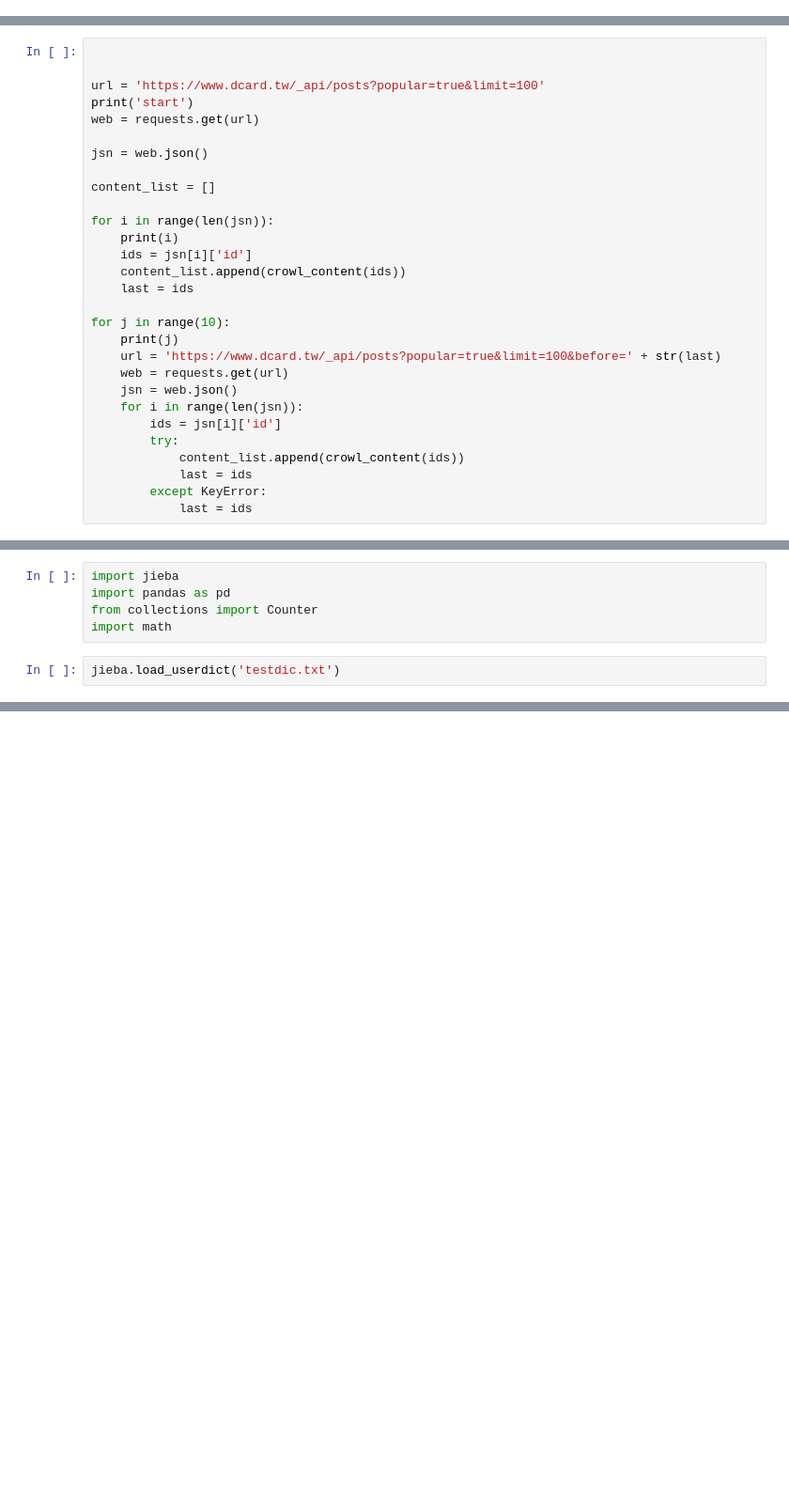
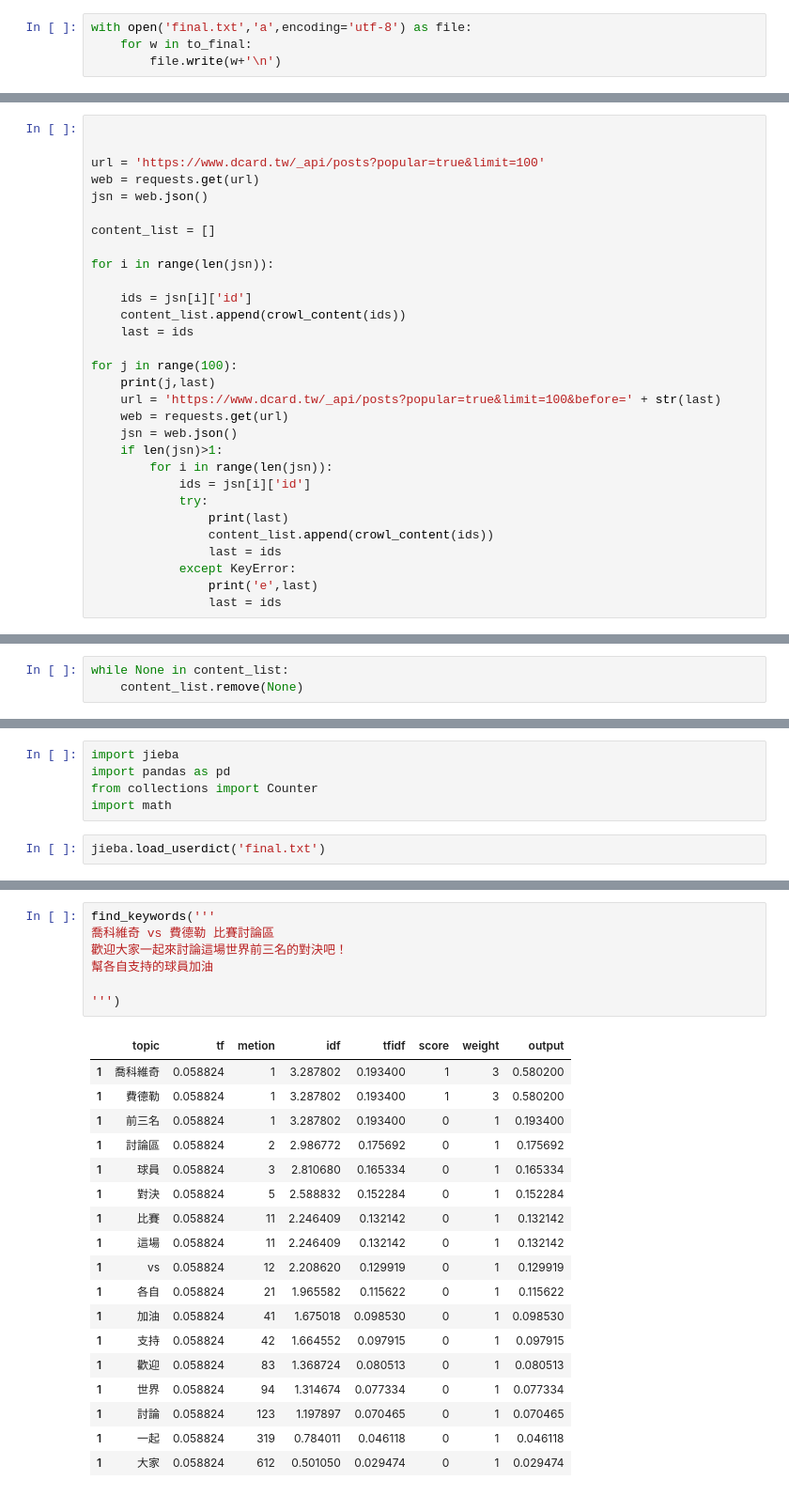
Before and after one commit to moodoa/tfidf, a Jupyter notebook: dcard_content.ipynb, the cells around one changed output, grey strips where cells are left out. Shown at 94% size. Saved outputs shown, nothing was run; the diff lists cells and outputs as text; blank space fills up the shorter version.

Commit message:
<add>final_txt for dict,dcard_content for model,all_dcard_articles for dcard article

```diff
--- a/dcard_content.ipynb
+++ b/dcard_content.ipynb
@@ -10,0 +49,4 @@ def crowl_content(id):
+# %%
+with open('final.txt','a',encoding='utf-8') as file:
+    for w in to_final:
+        file.write(w+'\n')
@@ -12,28 +89,29 @@ def crowl_content(id):
 
 
 url = 'https://www.dcard.tw/_api/posts?popular=true&limit=100'
-print('start')
 web = requests.get(url)
-
 jsn = web.json()
 
 content_list = []
 
 for i in range(len(jsn)):
-    print(i)
+
     ids = jsn[i]['id']
     content_list.append(crowl_content(ids))
     last = ids
 
-for j in range(10):
-    print(j)
+for j in range(100):
+    print(j,last)
     url = 'https://www.dcard.tw/_api/posts?popular=true&limit=100&before=' + str(last)
     web = requests.get(url)
     jsn = web.json()
-    for i in range(len(jsn)):
-        ids = jsn[i]['id']
-        try:
-            content_list.append(crowl_content(ids))
-            last = ids
-        except KeyError:
-            last = ids
+    if len(jsn)>1:
+        for i in range(len(jsn)):
+            ids = jsn[i]['id']
+            try:
+                print(last)
+                content_list.append(crowl_content(ids))
+                last = ids
+            except KeyError:
+                print('e',last)
+                last = ids
@@ -39,0 +145,3 @@ for j in range(10):
+# %%
+while None in content_list:
+    content_list.remove(None)
@@ -47,6 +159,6 @@ import pandas as pd
 from collections import Counter
 import math
 # %%
-jieba.load_userdict('testdic.txt')
+jieba.load_userdict('final.txt')
 # %% [output]
 Building prefix dict from the default dictionary ...
@@ -129,0 +276,26 @@ kw
+# %%
+find_keywords('''
+喬科維奇 vs 費德勒 比賽討論區
+歡迎大家一起來討論這場世界前三名的對決吧！
+幫各自支持的球員加油
+
+''')
+# %% [output]
+|  | topic | tf | metion | idf | tfidf | score | weight | output |
+| 1 | 喬科維奇 | 0.058824 | 1 | 3.287802 | 0.193400 | 1 | 3 | 0.580200 |
+| 1 | 費德勒 | 0.058824 | 1 | 3.287802 | 0.193400 | 1 | 3 | 0.580200 |
+| 1 | 前三名 | 0.058824 | 1 | 3.287802 | 0.193400 | 0 | 1 | 0.193400 |
+| 1 | 討論區 | 0.058824 | 2 | 2.986772 | 0.175692 | 0 | 1 | 0.175692 |
+| 1 | 球員 | 0.058824 | 3 | 2.810680 | 0.165334 | 0 | 1 | 0.165334 |
+| 1 | 對決 | 0.058824 | 5 | 2.588832 | 0.152284 | 0 | 1 | 0.152284 |
+| 1 | 比賽 | 0.058824 | 11 | 2.246409 | 0.132142 | 0 | 1 | 0.132142 |
+| 1 | 這場 | 0.058824 | 11 | 2.246409 | 0.132142 | 0 | 1 | 0.132142 |
+| 1 | vs | 0.058824 | 12 | 2.208620 | 0.129919 | 0 | 1 | 0.129919 |
+| 1 | 各自 | 0.058824 | 21 | 1.965582 | 0.115622 | 0 | 1 | 0.115622 |
+| 1 | 加油 | 0.058824 | 41 | 1.675018 | 0.098530 | 0 | 1 | 0.098530 |
+| 1 | 支持 | 0.058824 | 42 | 1.664552 | 0.097915 | 0 | 1 | 0.097915 |
+| 1 | 歡迎 | 0.058824 | 83 | 1.368724 | 0.080513 | 0 | 1 | 0.080513 |
+| 1 | 世界 | 0.058824 | 94 | 1.314674 | 0.077334 | 0 | 1 | 0.077334 |
+| 1 | 討論 | 0.058824 | 123 | 1.197897 | 0.070465 | 0 | 1 | 0.070465 |
+| 1 | 一起 | 0.058824 | 319 | 0.784011 | 0.046118 | 0 | 1 | 0.046118 |
+| 1 | 大家 | 0.058824 | 612 | 0.501050 | 0.029474 | 0 | 1 | 0.029474 |
```
Also changed, not shown: parts of 39 cells of this notebook, 5 other files.
